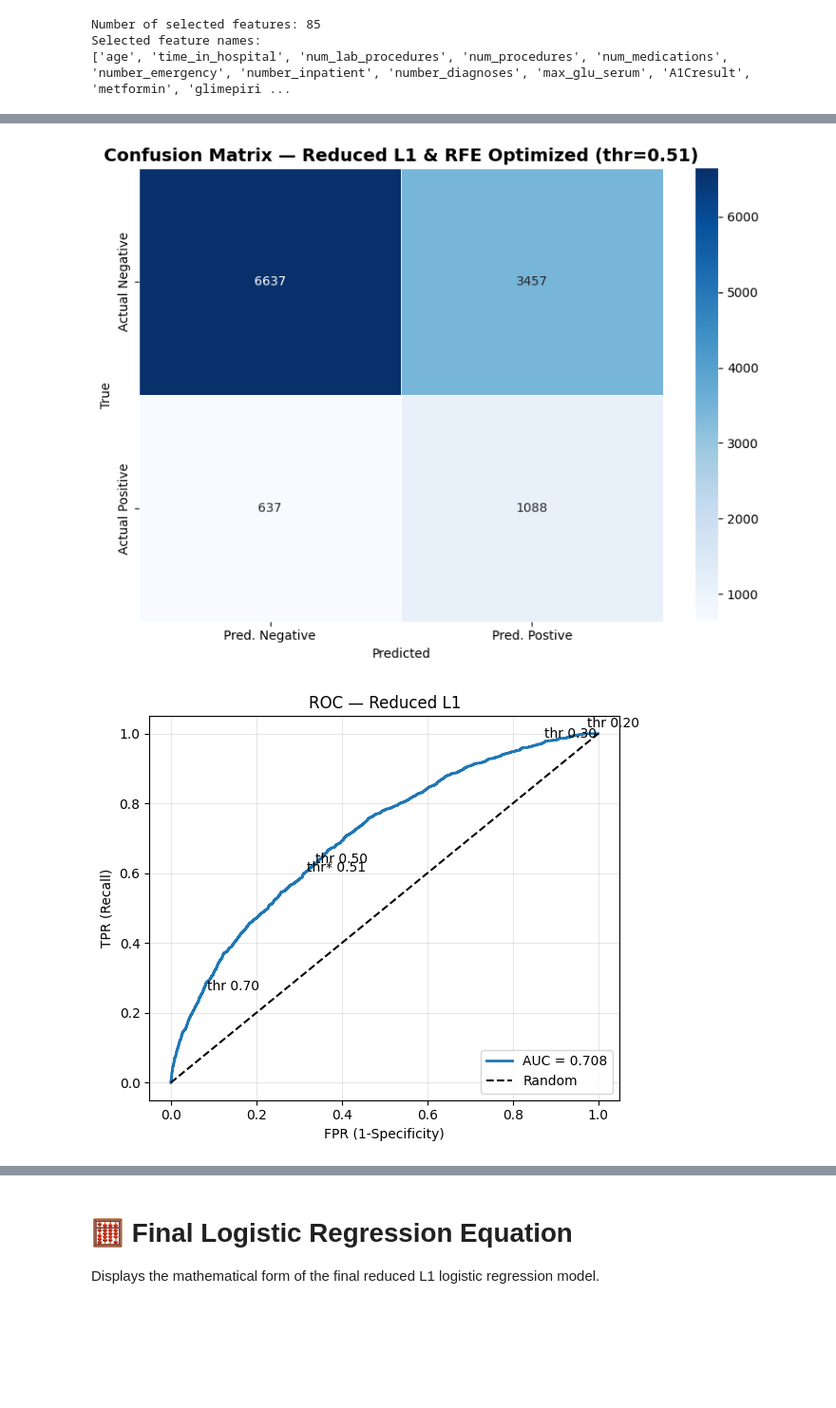
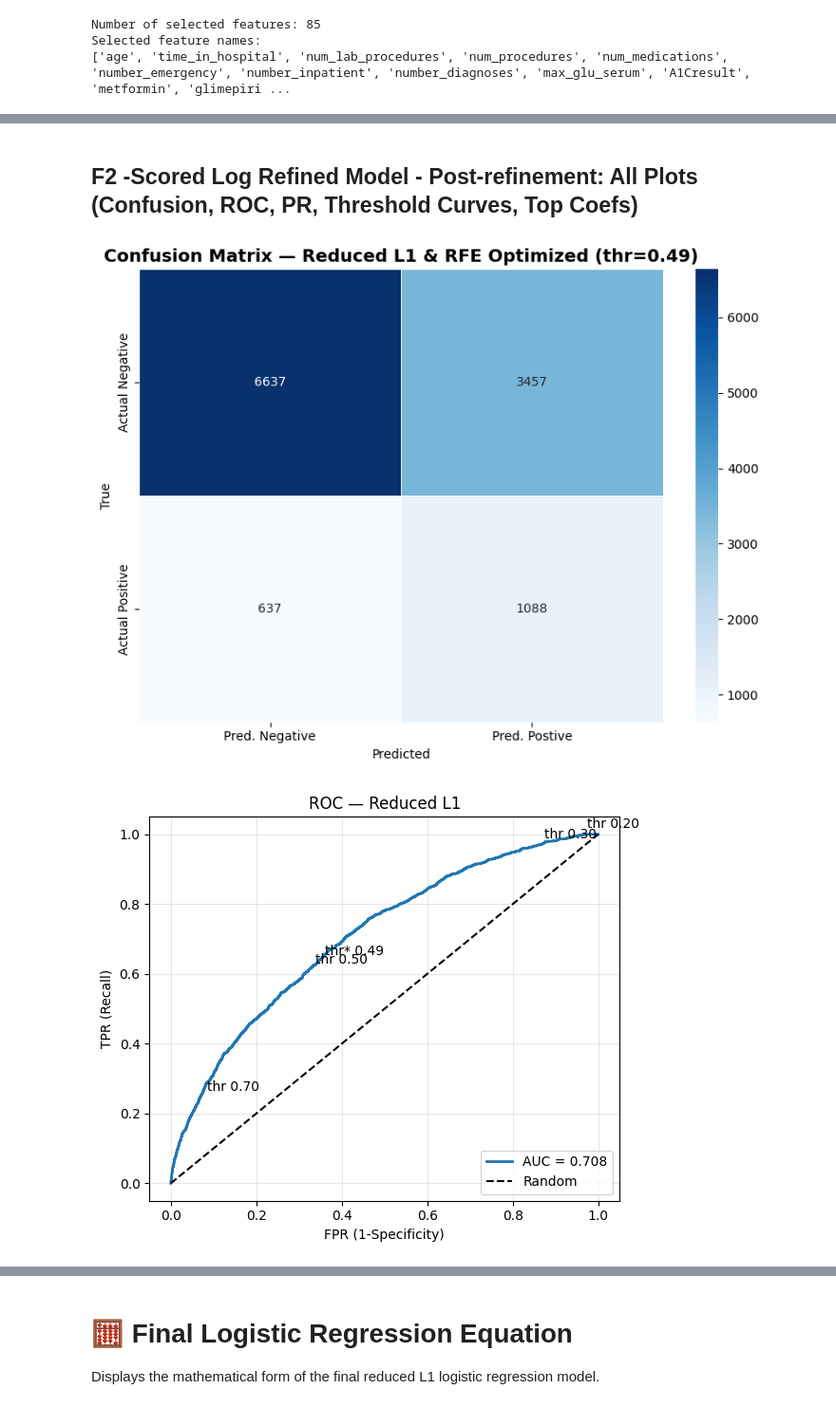
Before and after one commit to y171a/IT5006_EDA_Dashboard, a Jupyter notebook: notebooks/Logistic_Regression_Edited - FeatureEng.ipynb, the cells around one changed output, grey strips where cells are left out. Shown at 95% size. Saved outputs shown, nothing was run; the diff lists cells and outputs as text; code cells hidden in the pictures; blank space fills up the shorter version.

```diff
--- a/Logistic_Regression_Edited - FeatureEng.ipynb
+++ b/notebooks/Logistic_Regression_Edited - FeatureEng.ipynb
@@ -736,12 +740,15 @@ y_pred_lg_f2_rfe_opt = best_lg_f2_rfe.predict(X_test_rfe_log)
 y_pred_lg_f2_rfe_opt_proba = best_lg_f2_rfe.predict_proba(X_test_rfe_log)[:, 1]
 y_tr_lg_pred_f2_rfe_opt = best_lg_f2_rfe.predict(X_train_rfe_log)
 y_tr_lg_pred_f2_rfe_opt_proba = best_lg_f2_rfe.predict_proba(X_train_rfe_log)[:, 1]
+y_pred_thr_lg_f2_rfe_opt = (y_pred_lg_f2_rfe_opt_proba >= t).astype(int)
 print(f"Accuracy: {accuracy_score(y_test, y_pred_lg_f2_rfe_opt):.4f}")
 print(f"ROC-AUC: {roc_auc_score(y_test, y_pred_lg_f2_rfe_opt_proba):.4f}")
 print(f"F1-Score: {f1_score(y_test, y_pred_lg_f2_rfe_opt):.4f}\n")
+print(f"F2-Score: {fbeta_score(y_test, y_pred_lg_f2_rfe_opt,beta=2):.4f}\n")
 print(f"Accuracy Tr: {accuracy_score(y_train, y_tr_lg_pred_f2_rfe_opt):.4f}")
 print(f"ROC-AUC Tr: {roc_auc_score(y_train, y_tr_lg_pred_f2_rfe_opt_proba):.4f}")
 print(f"F1-Score Tr: {f1_score(y_train, y_tr_lg_pred_f2_rfe_opt):.4f}\n")
+print(f"F2-Score Tr: {fbeta_score(y_train, y_tr_lg_pred_f2_rfe_opt,beta=2):.4f}\n")
 print("Classification Report:")
 y_pred_thr_lg_f2_rfe_opt = (y_pred_lg_f2_rfe_opt_proba >= t).astype(int)
 print(classification_report(y_test, y_pred_thr_lg_f2_rfe_opt,
@@ -776,6 +783,8 @@ True Negatives:  6637
 False Positives: 3457
 False Negatives: 637
 True Positives:  1088
+# %% [markdown]
+## F2 -Scored Log Refined Model -  Post-refinement: All Plots (Confusion, ROC, PR, Threshold Curves, Top Coefs)
 # %%
 # ============================================
 # 9) Post-refinement: All Plots (Confusion, ROC, PR, Threshold Curves, Top Coefs)
@@ -790,7 +799,7 @@ plt.figure(figsize=(8, 6))
 sns.heatmap(cm_rfe_lg_opt, annot=True, fmt="d", cmap="Blues",
             xticklabels=["Pred. Negative","Pred. Postive"], yticklabels=["Actual Negative","Actual Positive"],
             linewidths=0.5, linecolor="white")
-plt.title(f"Confusion Matrix — Reduced L1 & RFE Optimized (thr={t2:.2f})", fontsize=14, fontweight="bold")
+plt.title(f"Confusion Matrix — Reduced L1 & RFE Optimized (thr={t:.2f})", fontsize=14, fontweight="bold")
 plt.xlabel("Predicted"); plt.ylabel("True")
 plt.tight_layout(); plt.show()
 
@@ -799,8 +808,8 @@ fpr2, tpr2, thr2 = roc_curve(y_test, y_pred_lg_f2_rfe_opt_proba); roc_auc2 = auc
 plt.figure(figsize=(6,5))
 plt.plot(fpr2, tpr2, linewidth=2, label=f"AUC = {roc_auc2:.3f}")
 plt.plot([0,1],[0,1],"k--", label="Random")
-for thv in [0.2,0.3,0.5,0.7,t2]:
-    idx = np.argmin(np.abs(thr2 - thv)); lbl = f"thr {thv:.2f}" if thv!=t2 else f"thr* {thv:.2f}"
+for thv in [0.2,0.3,0.5,0.7,t]:
+    idx = np.argmin(np.abs(thr2 - thv)); lbl = f"thr {thv:.2f}" if thv!=t else f"thr* {thv:.2f}"
     plt.annotate(lbl, (fpr2[idx], tpr2[idx]), xytext=(6,6), textcoords="offset points")
 plt.xlabel("FPR (1-Specificity)"); plt.ylabel("TPR (Recall)")
 plt.title("ROC — Reduced L1"); plt.legend(loc="lower right"); plt.grid(True,alpha=0.3); plt.tight_layout(); plt.show()
@@ -809,34 +818,34 @@ plt.title("ROC — Reduced L1"); plt.legend(loc="lower right"); plt.grid(True,al
 prec2, rec2, pr_thr2 = precision_recall_curve(y_test, y_pred_thr_lg_f2_rfe_opt); ap2 = average_precision_score(y_test, y_pred_thr_lg_f2_rfe_opt)
 plt.figure(figsize=(6,5))
 plt.plot(rec2, prec2, linewidth=2, label=f"AP = {ap2:.3f}")
-idxs = np.argmin(np.abs(pr_thr2 - t2))
-plt.scatter(rec2[idxs], prec2[idxs], s=60, label=f"thr* {t2:.2f}")
+idxs = np.argmin(np.abs(pr_thr2 - t))
+plt.scatter(rec2[idxs], prec2[idxs], s=60, label=f"thr* {t:.2f}")
 plt.xlabel("Recall"); plt.ylabel("Precision"); plt.title("Precision–Recall — Reduced L1")
 plt.legend(); plt.grid(True, alpha=0.3); plt.tight_layout(); plt.show()
 
 # Threshold curves
 plt.figure(figsize=(7,5))
 plt.plot(thr_df["threshold"], thr_df["precision"], label="Precision", marker="o", ms=3)
 plt.plot(thr_df["threshold"], thr_df["recall"],    label="Recall",    marker="o", ms=3)
 plt.plot(thr_df["threshold"], thr_df["f1"],        label="F1",        marker="o", ms=3)
 plt.plot(thr_df["threshold"], thr_df["f2"],        label="F2",        marker="o", ms=3)
 plt.axvline(t, color="r", linestyle="--", alpha=0.6, label=f"Chosen thr = {t:.2f}")
 plt.xlabel("Threshold"); plt.ylabel("Score"); plt.title("Precision / Recall / F1/F2 vs Threshold — Reduced L1")
 plt.legend(); plt.grid(True, alpha=0.3); plt.tight_layout(); plt.show()
 
 # Top coefficients (non-zero)
 coefs2 = pd.Series(best_lg_f2_rfe.coef_[0], index=X_test_rfe_log.columns)
 nz2 = coefs2[coefs2 != 0].sort_values(key=np.abs, ascending=False)
 top_k = min(20, nz2.shape[0])
 plot_df = nz2.head(top_k)
 
 plt.figure(figsize=(10, max(5, 0.45*top_k + 1)))
 bars = plt.barh(plot_df.index, plot_df.values)
 plt.gca().invert_yaxis()
 for b, v in zip(bars, plot_df.values):
     b.set_color("tab:blue" if v > 0 else "tab:red")
 plt.xlabel("Coefficient (standardized)"); plt.title("Reduced L1 — Top Coefficients")
 plt.grid(axis="x", alpha=0.3); plt.tight_layout(); plt.show()
 # %% [output]
 [figure]
-[figure, old version]
+[figure, new version]
```
Also changed, not shown: parts of 4 cells of this notebook, 10 other files.
